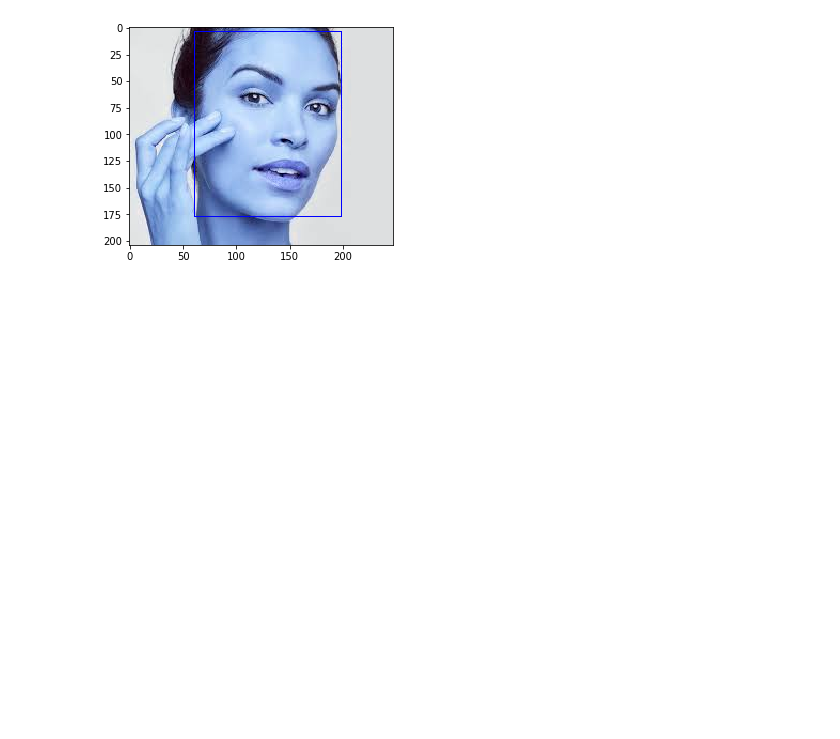
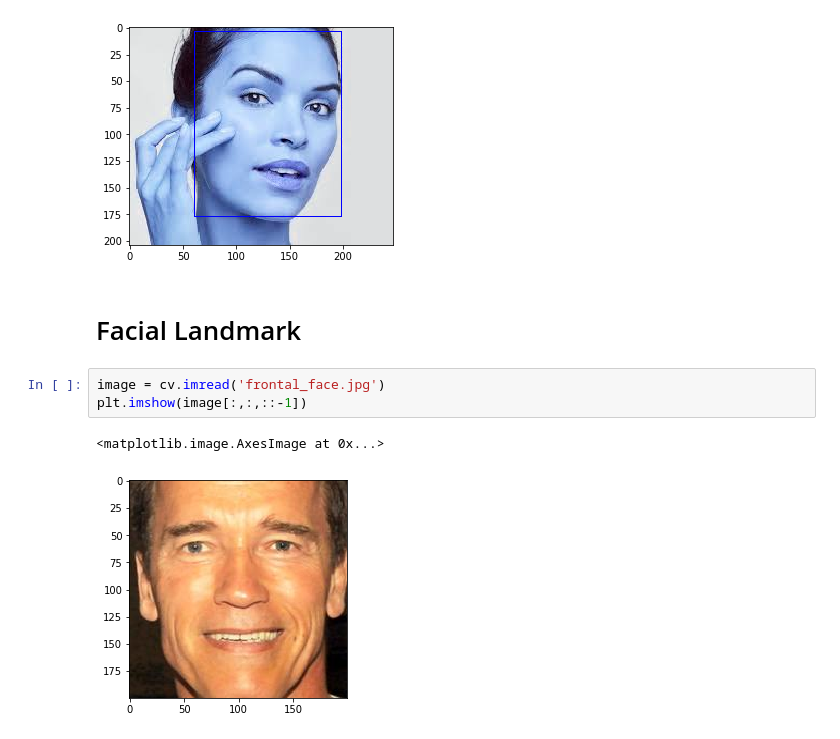
Before and after one commit to BenedictusAryo/practice_opencv, a Jupyter notebook: test_openvino/lomba/research.ipynb, the cells around one changed output. Drawn from its saved outputs; the diff is of its cells as text; blank space fills up the shorter version.

Commit message:
research landmark

```diff
--- a/test_openvino/lomba/research.ipynb
+++ b/test_openvino/lomba/research.ipynb
@@ -100,3 +114,11 @@ plt.imshow(image)
 # %% [output]
 <matplotlib.image.AxesImage at 0x...>
 [figure]
+# %% [markdown]
+# Facial Landmark
+# %%
+image = cv.imread('frontal_face.jpg')
+plt.imshow(image[:,:,::-1])
+# %% [output]
+<matplotlib.image.AxesImage at 0x...>
+[figure, added]
```
Also changed, not shown: parts of 9 cells of this notebook, 2 other files.
